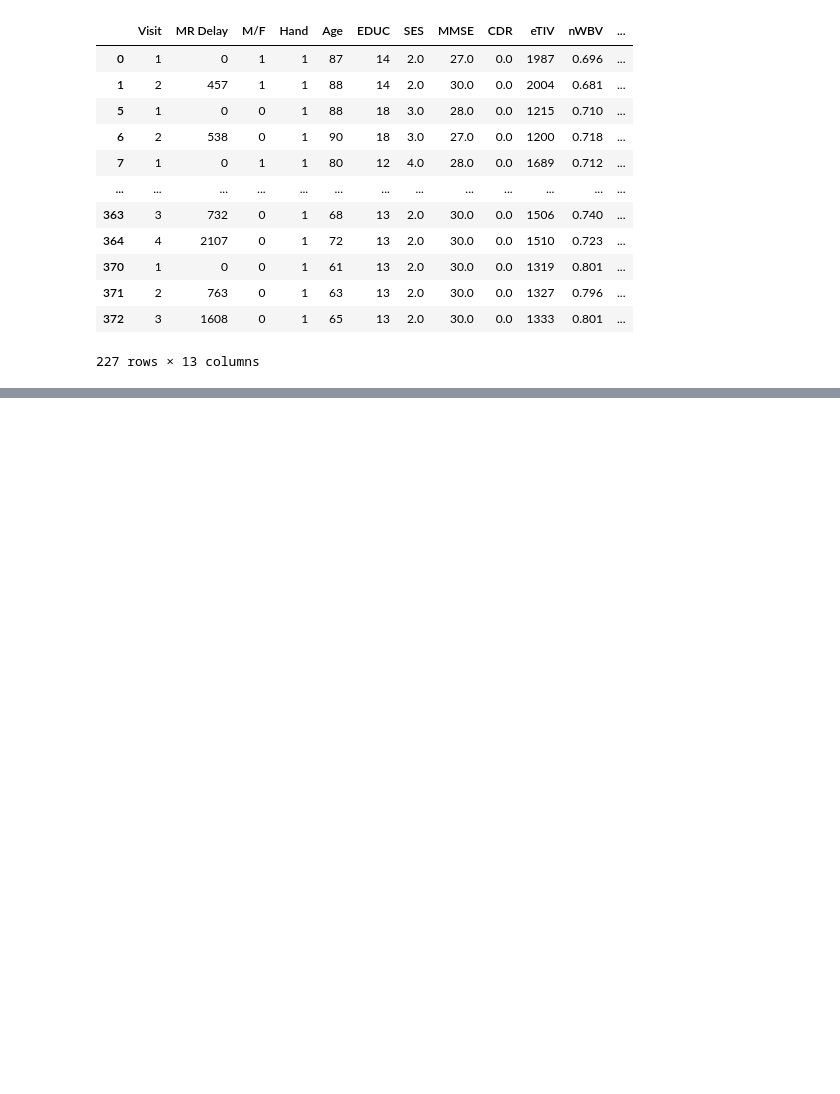
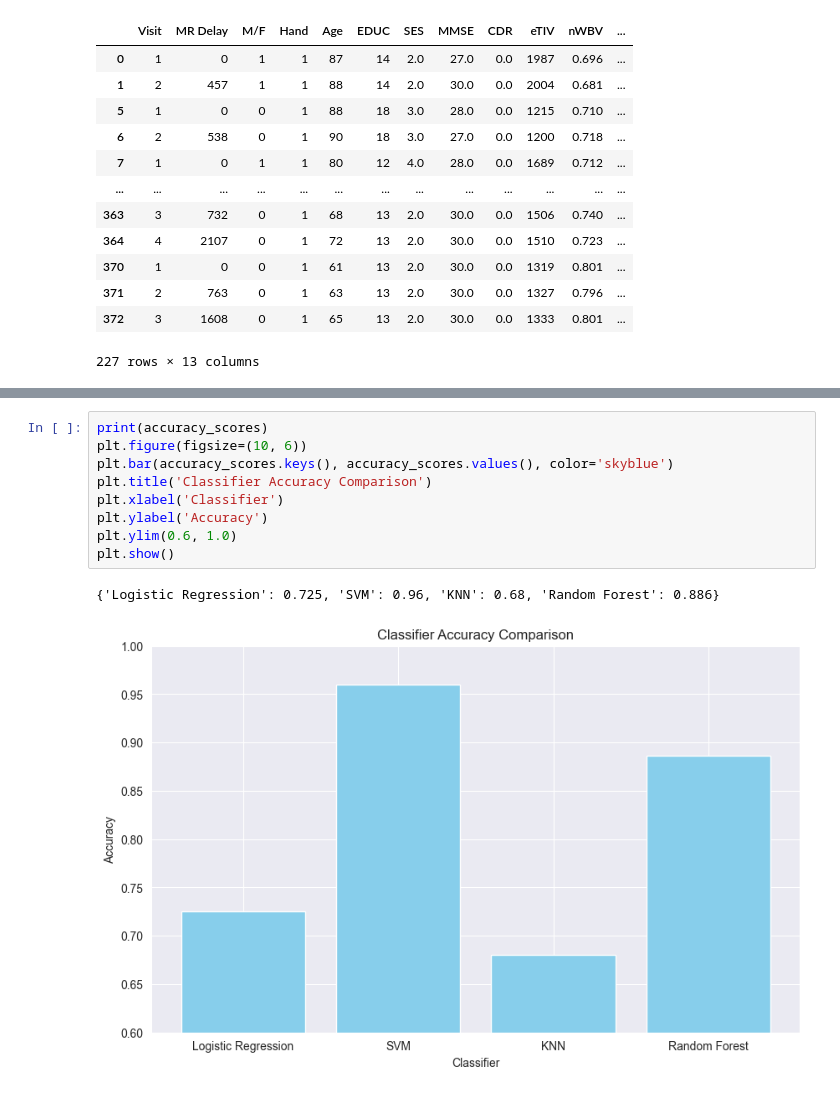
Before and after one commit to Rohithk2003/LungCancerPrediction, a Jupyter notebook: main.ipynb, the cells around one changed output, grey strips where cells are left out. Saved outputs shown, nothing was run; the diff lists cells and outputs as text; blank space fills up the shorter version.

```diff
--- a/main.ipynb
+++ b/main.ipynb
@@ -306,0 +376,12 @@ Random Forest Accuracy:  0.891
+# %%
+print(accuracy_scores)
+plt.figure(figsize=(10, 6))
+plt.bar(accuracy_scores.keys(), accuracy_scores.values(), color='skyblue')
+plt.title('Classifier Accuracy Comparison')
+plt.xlabel('Classifier')
+plt.ylabel('Accuracy')
+plt.ylim(0.6, 1.0)
+plt.show()
+# %% [output]
+{'Logistic Regression': 0.725, 'SVM': 0.96, 'KNN': 0.68, 'Random Forest': 0.886}
+[figure, added]
```
Also changed, not shown: parts of 15 cells of this notebook, 3 other files.
